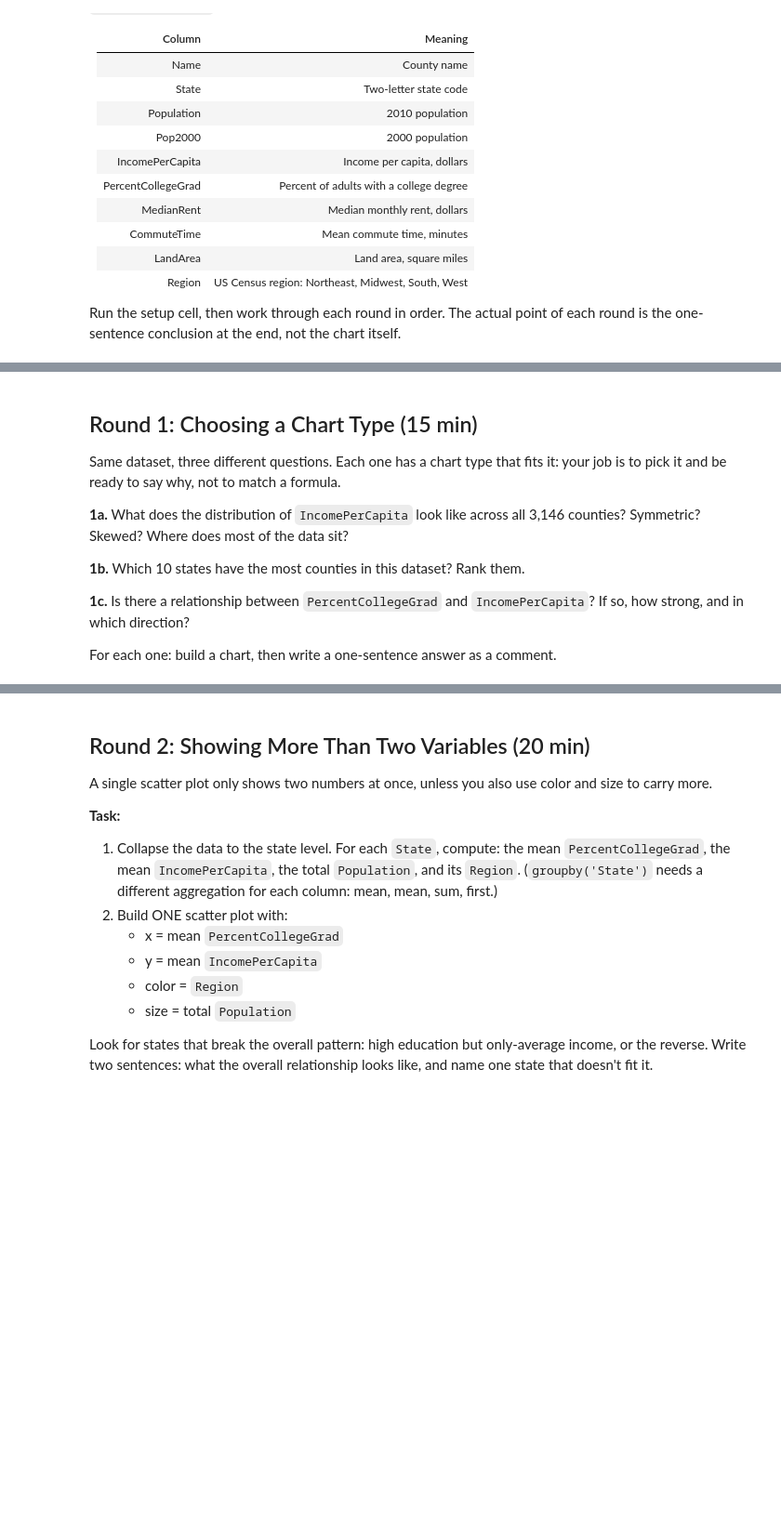
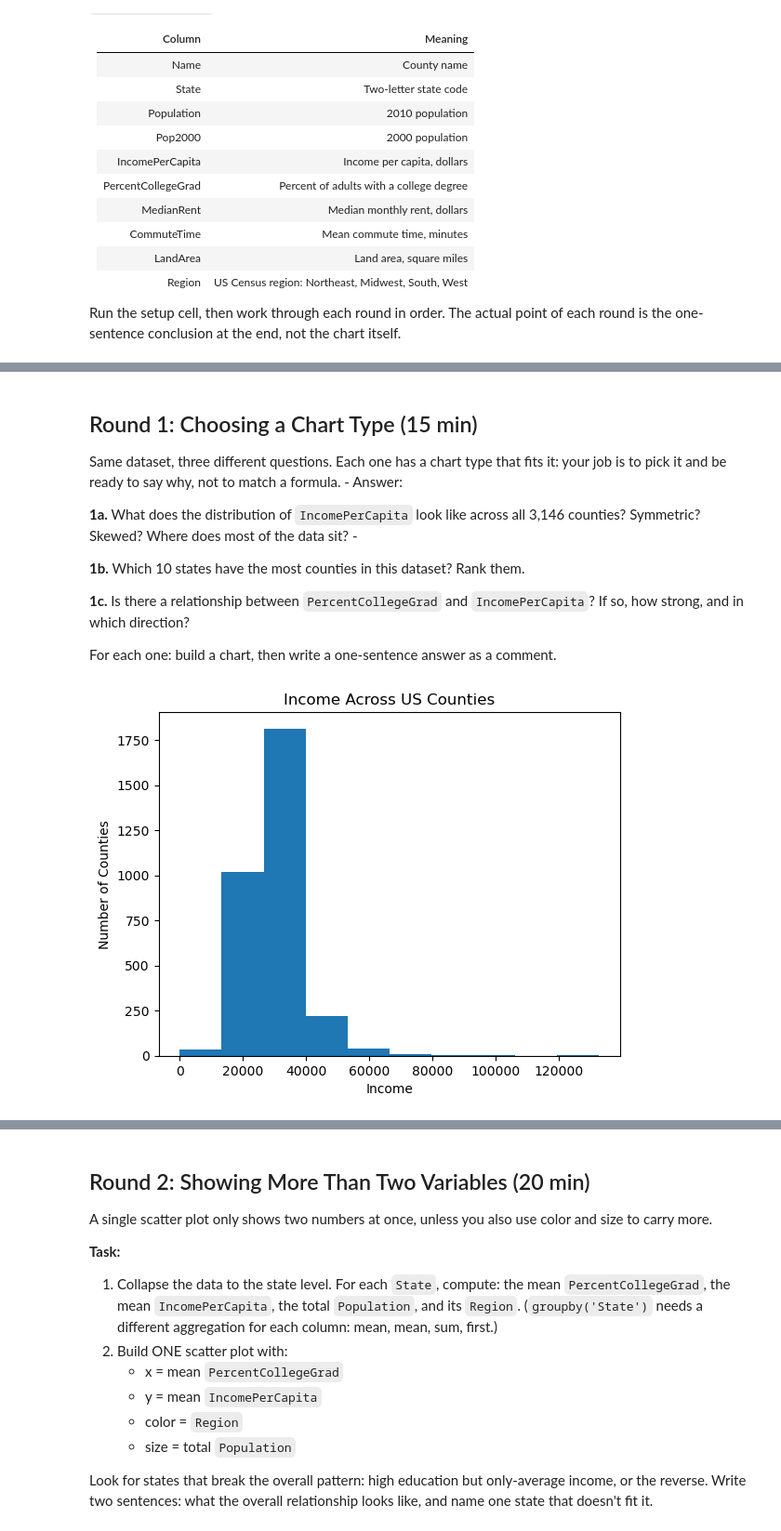
Before and after one commit to vmadagiri/cs5045, a Jupyter notebook: seminar_4/visualization_handson.ipynb, the cells around one changed output, grey strips where cells are left out. Shown at 93% size. Cells and saved outputs as stored; diff of their text form; code cells hidden in the pictures; blank space fills up the shorter version.

```diff
--- a/seminar_4/visualization_handson.ipynb
+++ b/seminar_4/visualization_handson.ipynb
@@ -34,8 +41,10 @@ df.head()
 ## Round 1: Choosing a Chart Type (15 min)
 
 Same dataset, three different questions. Each one has a chart type that fits it: your job is to pick it and be ready to say why, not to match a formula.
+    - Answer:
 
 **1a.** What does the distribution of `IncomePerCapita` look like across all 3,146 counties? Symmetric? Skewed? Where does most of the data sit?
+    -
 
 **1b.** Which 10 states have the most counties in this dataset? Rank them.
 
@@ -45,3 +54,14 @@ For each one: build a chart, then write a one-sentence answer as a comment.
 # %%
 # 1a. Distribution of IncomePerCapita across all 3,146 counties.
 # Build one chart. One-sentence answer as a comment below.
+# A histogram shows how income values are distributed.
+plt.figure()
+plt.hist(df['IncomePerCapita'])
+plt.title('Income Across US Counties')
+plt.xlabel('Income')
+plt.ylabel('Number of Counties')
+plt.show()
+
+# The distribution is right skewed. Most counties have lower to middle incomes with few much higher income counties.
+# %% [output]
+[figure, added]
```
Also changed, not shown: parts of 9 cells of this notebook, 5 other files.
